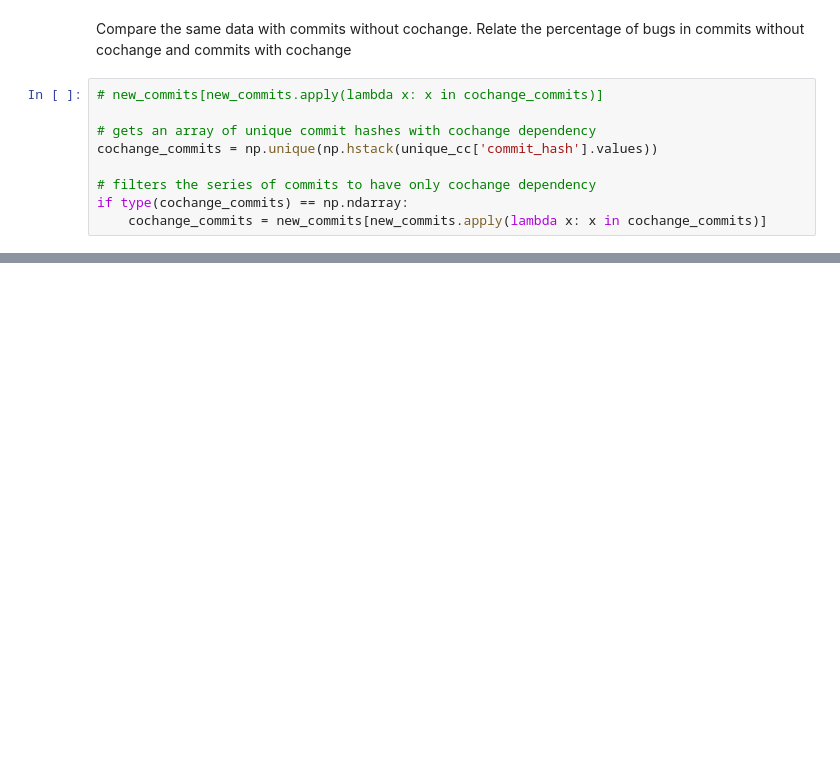
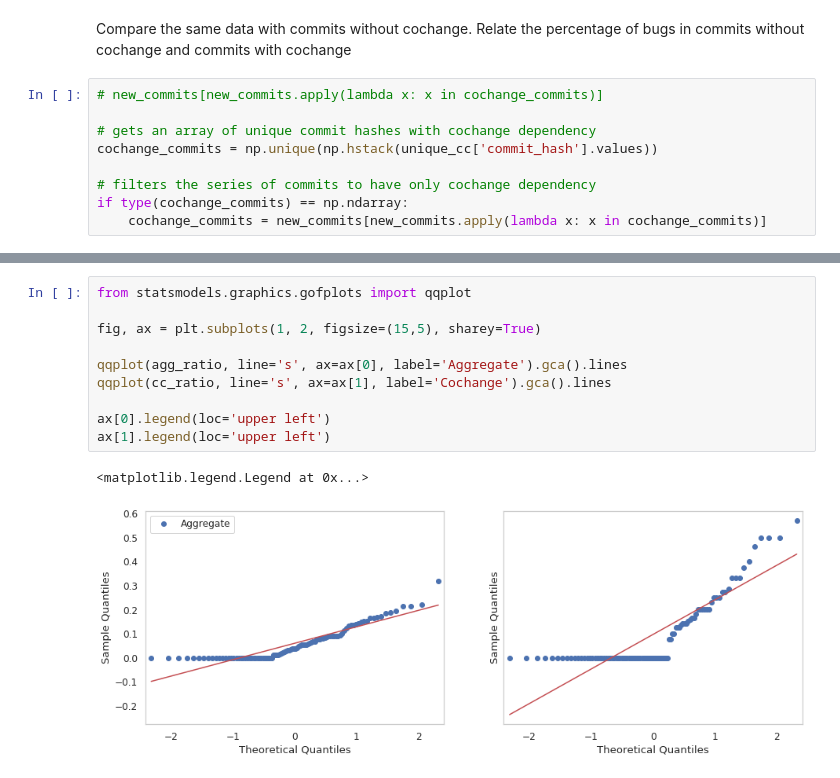
Before and after one commit to luisamaralh/co-change-dependencies, a Jupyter notebook: notebooks/eda.ipynb, the cells around one changed output, grey strips where cells are left out. Cells and saved outputs as stored; diff of their text form; blank space fills up the shorter version.

```diff
--- a/notebooks/eda.ipynb
+++ b/notebooks/eda.ipynb
@@ -348,0 +357,13 @@ plt.show()
+# %%
+from statsmodels.graphics.gofplots import qqplot
+
+fig, ax = plt.subplots(1, 2, figsize=(15,5), sharey=True)
+
+qqplot(agg_ratio, line='s', ax=ax[0], label='Aggregate').gca().lines
+qqplot(cc_ratio, line='s', ax=ax[1], label='Cochange').gca().lines
+
+ax[0].legend(loc='upper left')
+ax[1].legend(loc='upper left')
+# %% [output]
+<matplotlib.legend.Legend at 0x...>
+[figure, added]
```
Also changed, not shown: parts of 3 cells of this notebook.
